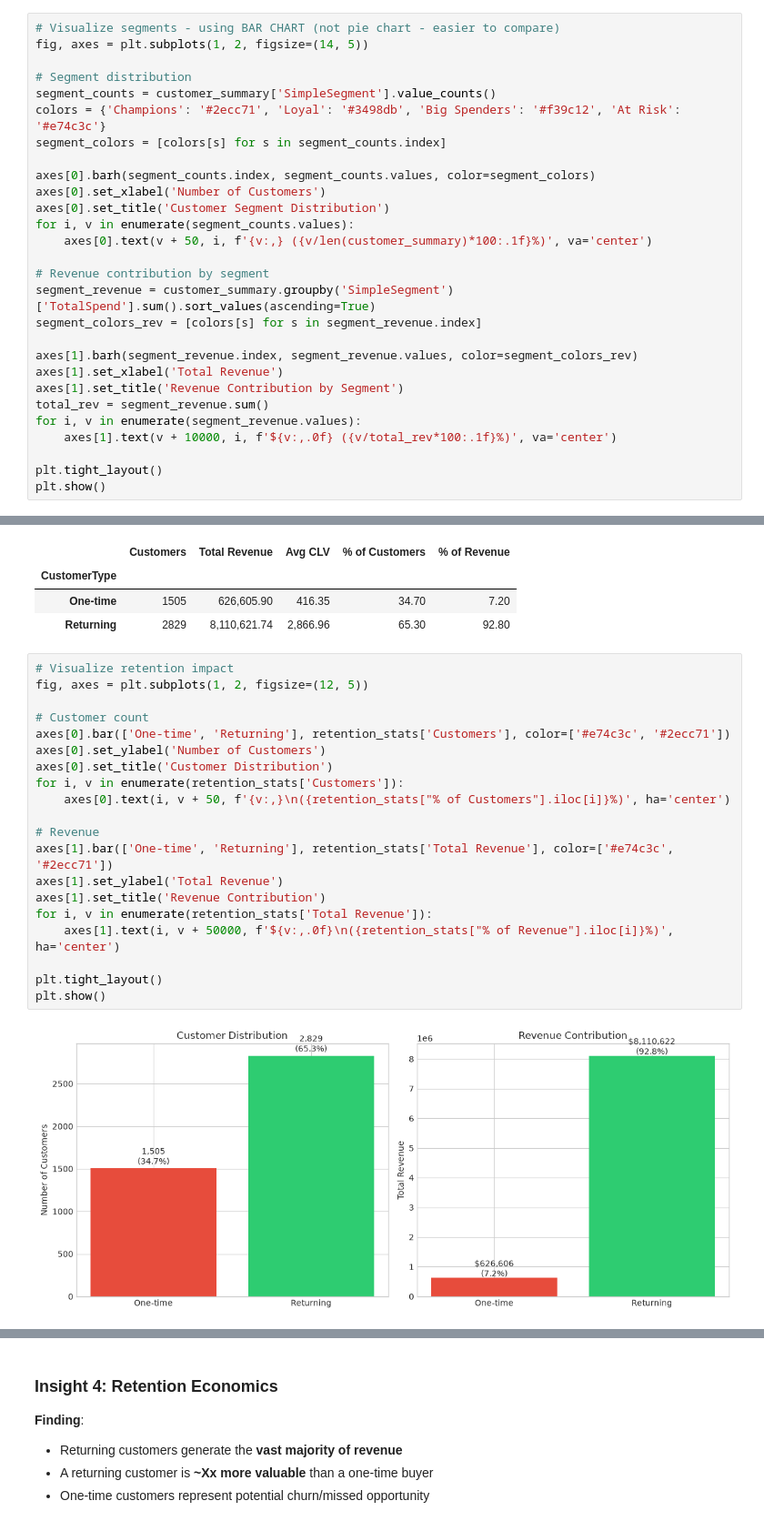
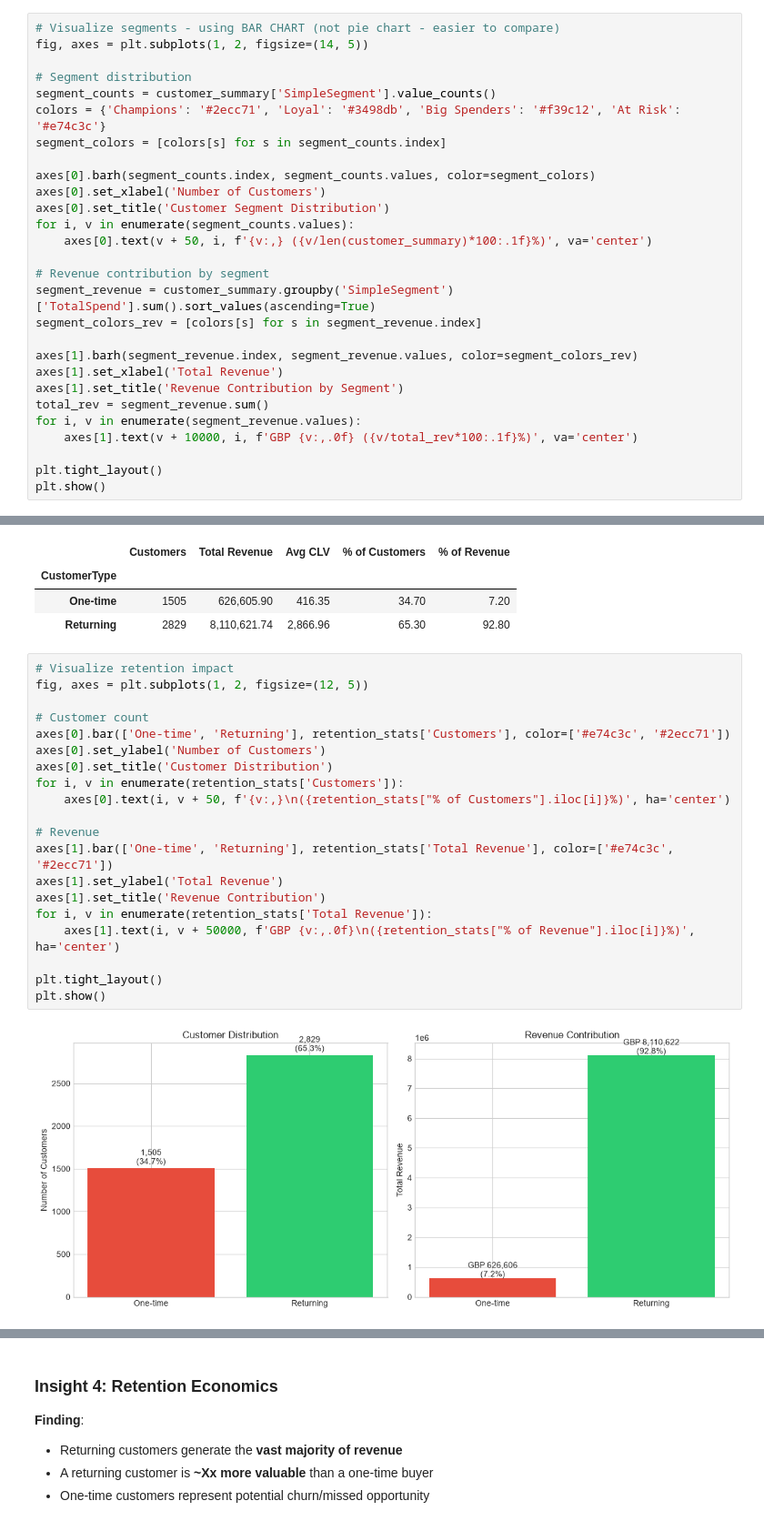
Before and after one commit to K-eet/Portfolio_Projects, a Jupyter notebook: Ecommerce Data Analytics/3. EDA.ipynb, the cells around one changed output, grey strips where cells are left out. Shown at 91% size. Cells and saved outputs as stored; diff of their text form.

```diff
--- a/Ecommerce Data Analytics/3. EDA.ipynb
+++ b/Ecommerce Data Analytics/3. EDA.ipynb
@@ -123,7 +123,7 @@ axes[1].set_xlabel('Total Revenue')
 axes[1].set_title('Revenue Contribution by Segment')
 total_rev = segment_revenue.sum()
 for i, v in enumerate(segment_revenue.values):
-    axes[1].text(v + 10000, i, f'${v:,.0f} ({v/total_rev*100:.1f}%)', va='center')
+    axes[1].text(v + 10000, i, f'GBP {v:,.0f} ({v/total_rev*100:.1f}%)', va='center')
 
 plt.tight_layout()
 plt.show()
@@ -363,25 +363,25 @@ retention_stats
 # %%
 # Visualize retention impact
 fig, axes = plt.subplots(1, 2, figsize=(12, 5))
 
 # Customer count
 axes[0].bar(['One-time', 'Returning'], retention_stats['Customers'], color=['#e74c3c', '#2ecc71'])
 axes[0].set_ylabel('Number of Customers')
 axes[0].set_title('Customer Distribution')
 for i, v in enumerate(retention_stats['Customers']):
     axes[0].text(i, v + 50, f'{v:,}\n({retention_stats["% of Customers"].iloc[i]}%)', ha='center')
 
 # Revenue
 axes[1].bar(['One-time', 'Returning'], retention_stats['Total Revenue'], color=['#e74c3c', '#2ecc71'])
 axes[1].set_ylabel('Total Revenue')
 axes[1].set_title('Revenue Contribution')
 for i, v in enumerate(retention_stats['Total Revenue']):
-    axes[1].text(i, v + 50000, f'${v:,.0f}\n({retention_stats["% of Revenue"].iloc[i]}%)', ha='center')
+    axes[1].text(i, v + 50000, f'GBP {v:,.0f}\n({retention_stats["% of Revenue"].iloc[i]}%)', ha='center')
 
 plt.tight_layout()
 plt.show()
 # %% [output]
-[figure, old version]
+[figure, new version]
 # %%
 # CLV comparison
 returning_clv = retention_stats.loc['Returning', 'Avg CLV']
```
Also changed, not shown: parts of 8 cells of this notebook, 7 other files.
